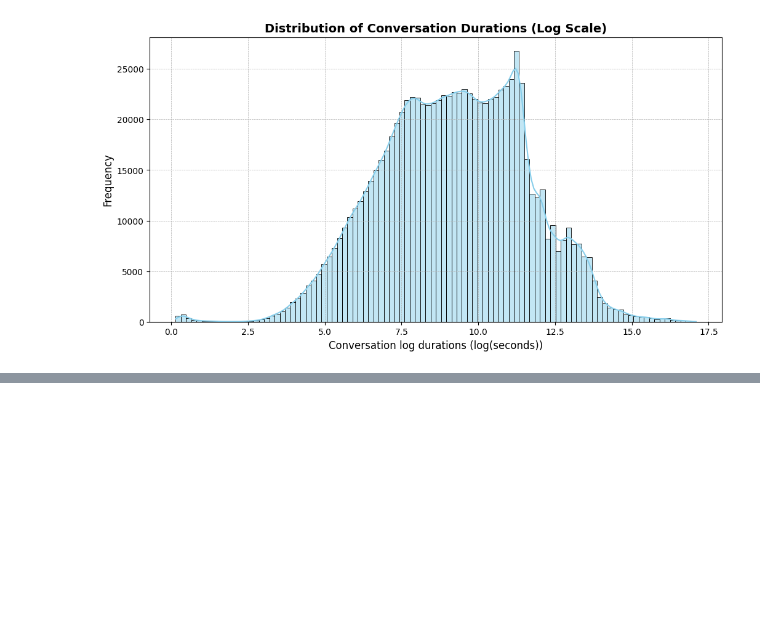
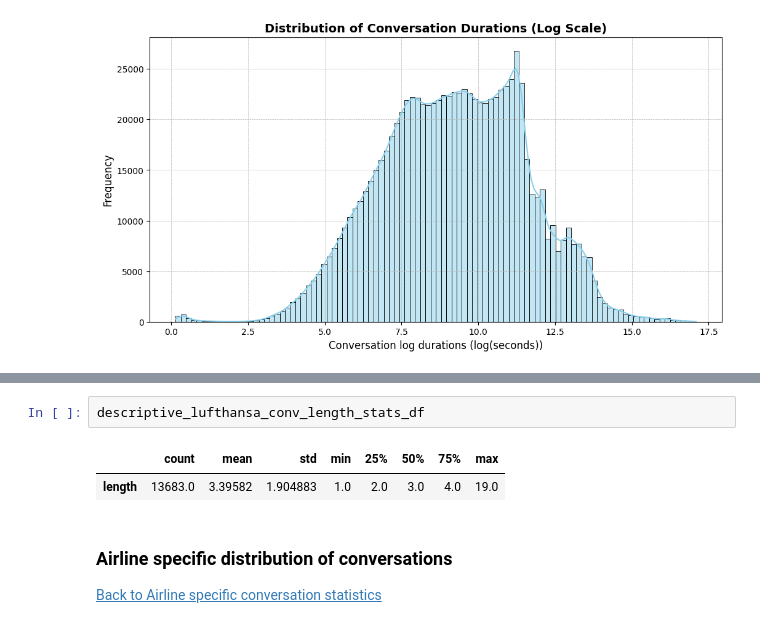
Before and after one commit to lmBored/From_Tweets_to_Trends, a Jupyter notebook: conversatins_stats.ipynb, the cells around one changed output, grey strips where cells are left out. Drawn from its saved outputs; the diff is of its cells as text; blank space fills up the shorter version.

```diff
--- a/conversatins_stats.ipynb
+++ b/conversatins_stats.ipynb
@@ -196,0 +339,9 @@ plt.show()
+# %%
+descriptive_lufthansa_conv_length_stats_df
+# %% [output]
+|  | count | mean | std | min | 25% | 50% | 75% | max |
+| length | 13683.0 | 3.39582 | 1.904883 | 1.0 | 2.0 | 3.0 | 4.0 | 19.0 |
+# %% [markdown]
+### Airline specific distribution of conversations
+
+[Back to Airline specific conversation statistics](#Airline-specific-conversation-statistics)
```
Also changed, not shown: parts of 19 cells of this notebook.
